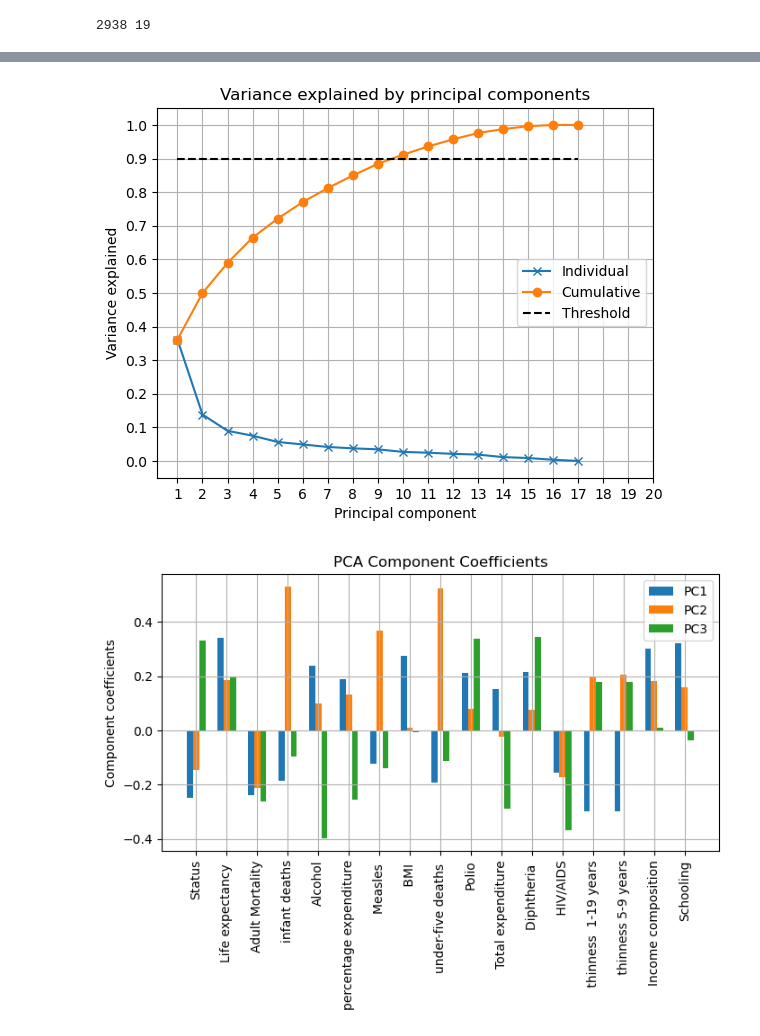
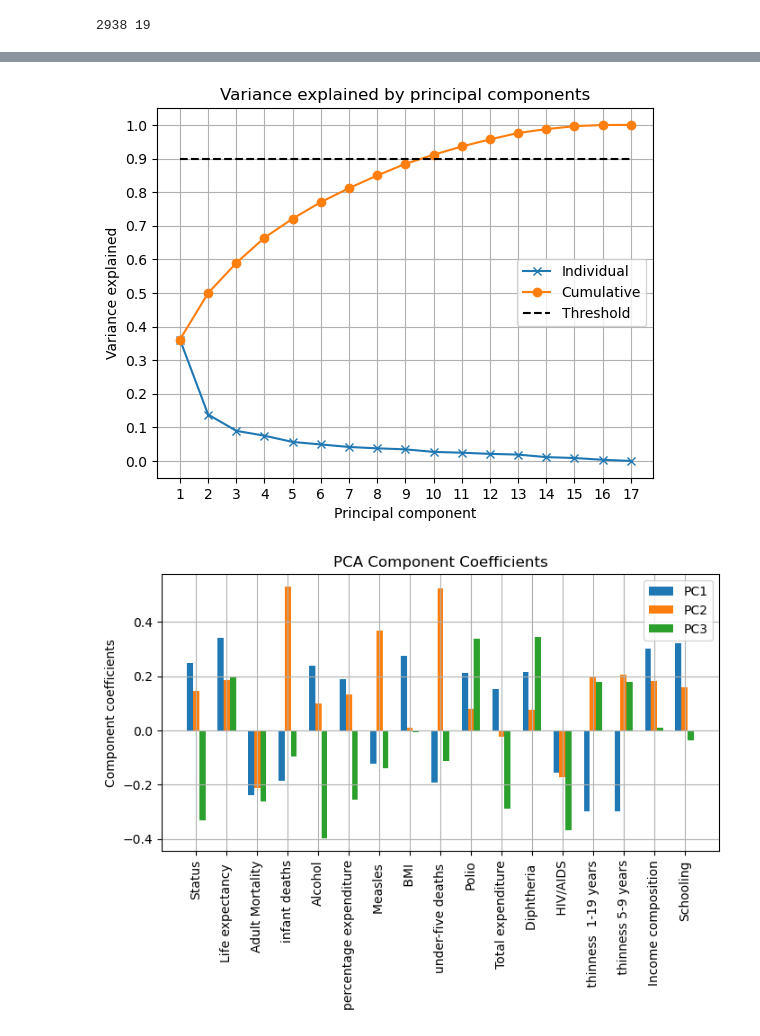
Before and after one commit to Apros7/DTU_MachineLearning, a Jupyter notebook: Project1/PCA of Data with corrected data.ipynb, the cells around one changed output, grey strips where cells are left out. Cells and saved outputs as stored; diff of their text form; code cells hidden in the pictures.

```diff
--- a/Project1/PCA of Data with corrected data.ipynb
+++ b/Project1/PCA of Data with corrected data.ipynb
@@ -15,7 +15,8 @@ country = df.iloc[:, 0].tolist()
 df.drop(columns =["Country"],inplace = True)
 
 develop = df.iloc[:,1].tolist()
-developNames = sorted(set(develop)) # Creates a list of all the variable types from classLabels
+developNames = sorted(set(develop))[::-1] # Creates a list of all the variable types from classLabels
+
 D = len(developNames)
 developDict = dict(zip(developNames,range(2))) #0 for developed; 1 for developing
 develop = np.asarray([developDict[value] for value in develop])
@@ -92,25 +93,25 @@ plt.show()
 # %%
 # Compute variance explained by principal components
 rho = (S*S) / (S*S).sum()
 
 threshold = 0.9
 
 # Plot variance explained
 plt.figure()
 plt.plot(range(1,len(rho)+1),rho,'x-')
 plt.plot(range(1,len(rho)+1),np.cumsum(rho),'o-')
 plt.plot([1,len(rho)],[threshold, threshold],'k--')
 plt.title('Variance explained by principal components');
 plt.xlabel('Principal component');
 plt.ylabel('Variance explained');
 plt.legend(['Individual','Cumulative','Threshold'])
-plt.xticks(range(1,21,1))
+plt.xticks(range(1,len(df.columns[1:])+1,1))
 plt.yticks([i / 10 for i in range(0, 11)])
 plt.grid()
 plt.savefig("Variance explained by priciple components_filled nans.png")
 plt.show()
 # %% [output]
-[figure, old version]
+[figure, new version]
 # %%
 
 
@@ -136,4 +137,4 @@ plt.title('PCA Component Coefficients')
 plt.savefig("PCA Component Coefficients_filled nans.png", bbox_inches = "tight")
 plt.show()
 # %% [output]
-[figure, old version]
+[figure, new version]
```
Also changed, not shown: parts of 2 cells of this notebook, 5 other files.
